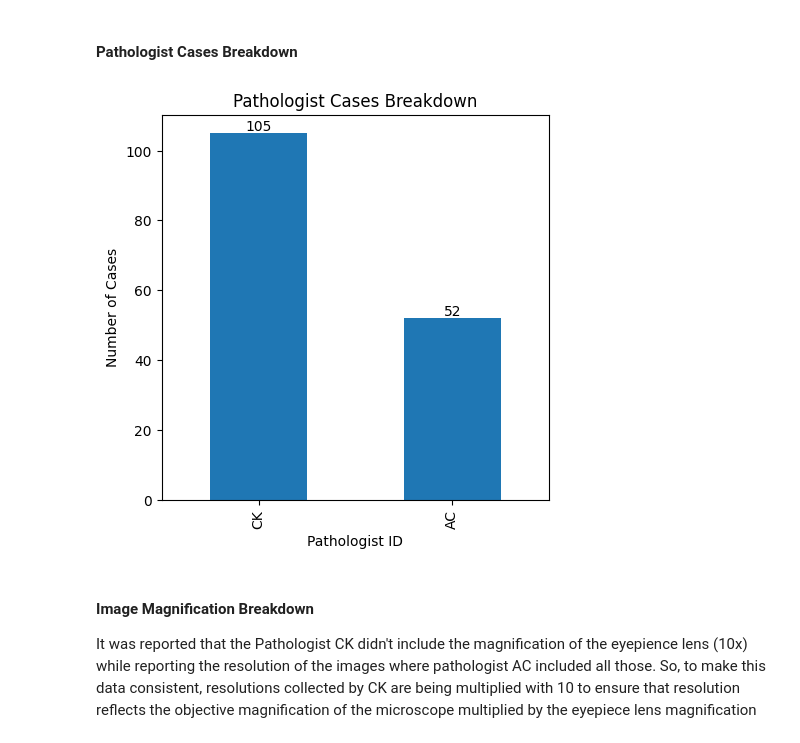
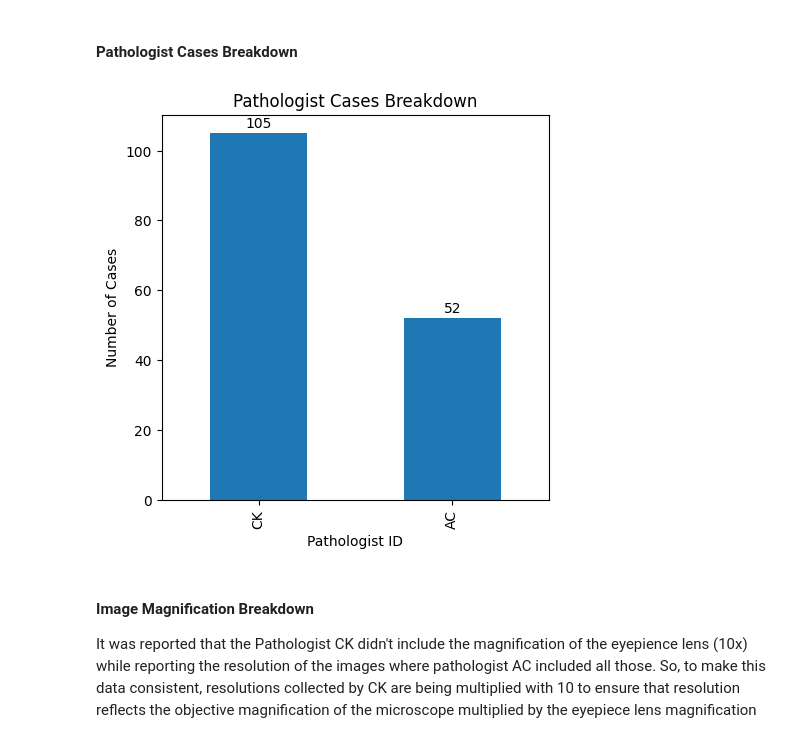
Before and after one commit to embedded-robotics/path-open-data, a Jupyter notebook: pathopen_raw_data_analysis.ipynb, the cells around one changed output. Cells and saved outputs as stored; diff of their text form; code cells hidden in the pictures.

```diff
--- a/pathopen_raw_data_analysis.ipynb
+++ b/pathopen_raw_data_analysis.ipynb
@@ -50,10 +50,10 @@ Total Images 5: 0
 #### Pathologist  Cases Breakdown
 # %%
 ax = vqa_data['Pathologist ID'].value_counts().plot(kind='bar', figsize=(5, 5), title='Pathologist Cases Breakdown', xlabel='Pathologist ID', ylabel='Number of Cases', label='Pathologist ID')
-ax.bar_label(ax.containers[0])
+ax.bar_label(ax.containers[0], padding=2)
 plt.show()
 # %% [output]
-[figure, old version]
+[figure, new version]
 # %% [markdown]
 #### Image Magnification Breakdown
 
```
Also changed, not shown: parts of 25 cells of this notebook.
